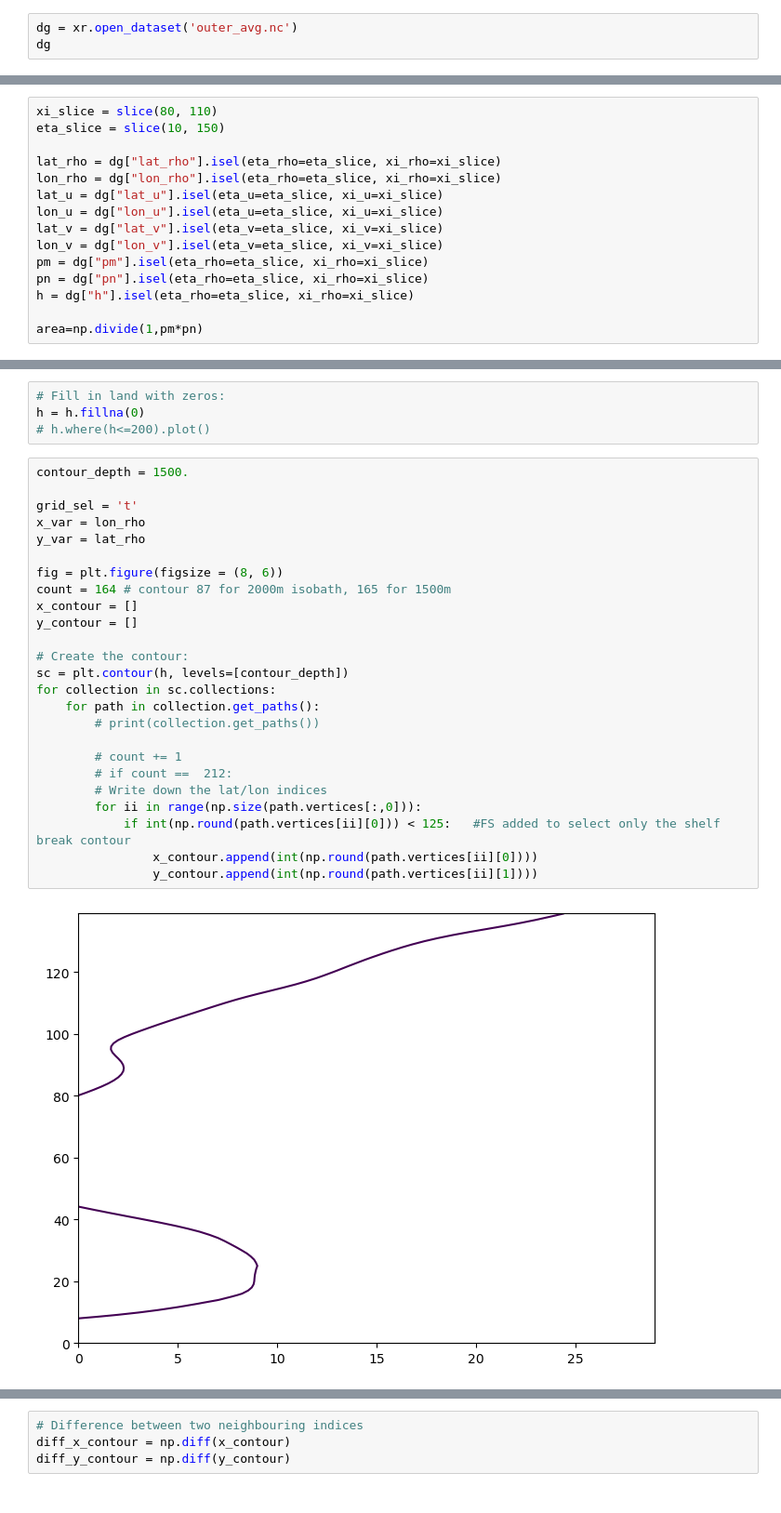
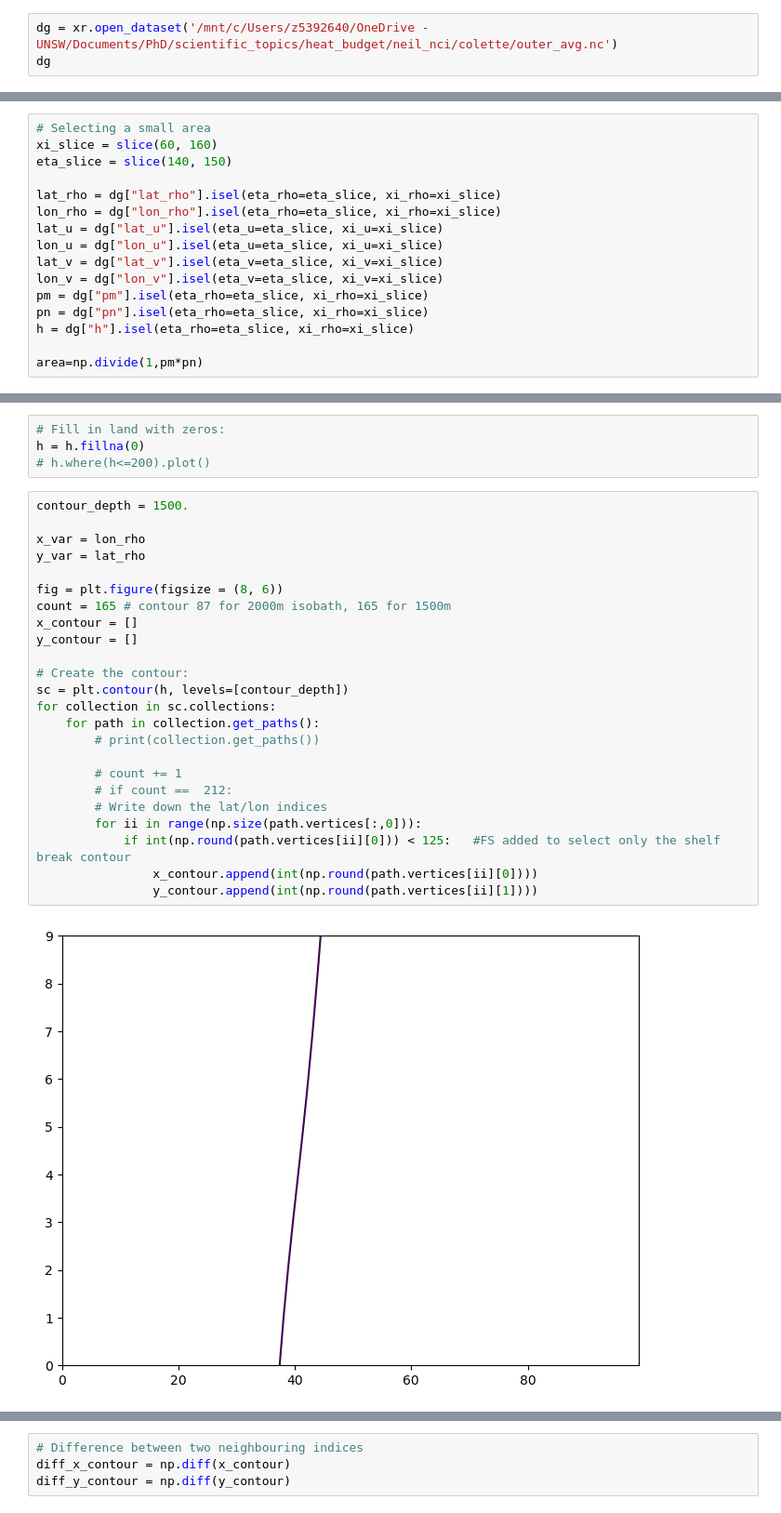
Before and after one commit to fncsobral/waom_notebook, a Jupyter notebook: OHB_shelf/Cross-1500m/testing.ipynb, the cells around one changed output, grey strips where cells are left out. Shown: that part at 93% size. Drawn from its saved outputs; the diff is of its cells as text.

```diff
--- a/OHB_shelf/Cross-1500m/testing.ipynb
+++ b/OHB_shelf/Cross-1500m/testing.ipynb
@@ -3,7 +3,7 @@ import xarray as xr
 import numpy as np
 import matplotlib.pyplot as plt
 # %%
-dg = xr.open_dataset('outer_avg.nc')
+dg = xr.open_dataset('/mnt/c/Users/z5392640/OneDrive - UNSW/Documents/PhD/scientific_topics/heat_budget/neil_nci/colette/outer_avg.nc')
 dg
 # %% [output]
 <xarray.Dataset>
@@ -24,8 +24,9 @@ Coordinates:
     ana_file:          ROMS/Functionals/ana_btflux.h
     CPP_options:       EAC, ADD_FSOBC, ADD_M2OBC, ANA_BSFLUX, ANA_BTFLUX, ASS...
 # %%
-xi_slice = slice(80, 110)
-eta_slice = slice(10, 150)
+# Selecting a small area
+xi_slice = slice(60, 160)
+eta_slice = slice(140, 150)
 
 lat_rho = dg["lat_rho"].isel(eta_rho=eta_slice, xi_rho=xi_slice)
 lon_rho = dg["lon_rho"].isel(eta_rho=eta_slice, xi_rho=xi_slice)
@@ -54,30 +57,29 @@ h = h.fillna(0)
 # %%
 contour_depth = 1500.
 
-grid_sel = 't'
 x_var = lon_rho
 y_var = lat_rho
 
 fig = plt.figure(figsize = (8, 6))
-count = 164 # contour 87 for 2000m isobath, 165 for 1500m
+count = 165 # contour 87 for 2000m isobath, 165 for 1500m
 x_contour = []
 y_contour = []
 
 # Create the contour:
 sc = plt.contour(h, levels=[contour_depth])
 for collection in sc.collections:
     for path in collection.get_paths():
         # print(collection.get_paths())
 
         # count += 1
         # if count ==  212:
         # Write down the lat/lon indices
         for ii in range(np.size(path.vertices[:,0])):
             if int(np.round(path.vertices[ii][0])) < 125:   #FS added to select only the shelf break contour
                 x_contour.append(int(np.round(path.vertices[ii][0])))
                 y_contour.append(int(np.round(path.vertices[ii][1])))
 # %% [output]
-[figure, old version]
+[figure, new version]
 # %%
 plt.plot(x_contour, y_contour, '.')
 # %% [output]
```
Also changed, not shown: parts of 44 cells of this notebook.
